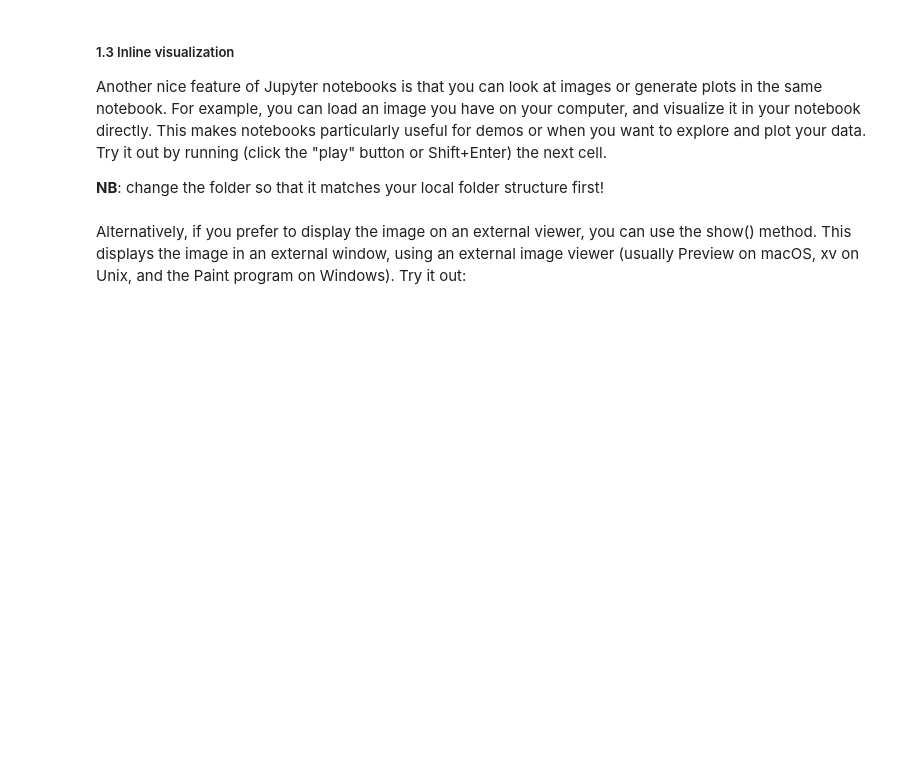
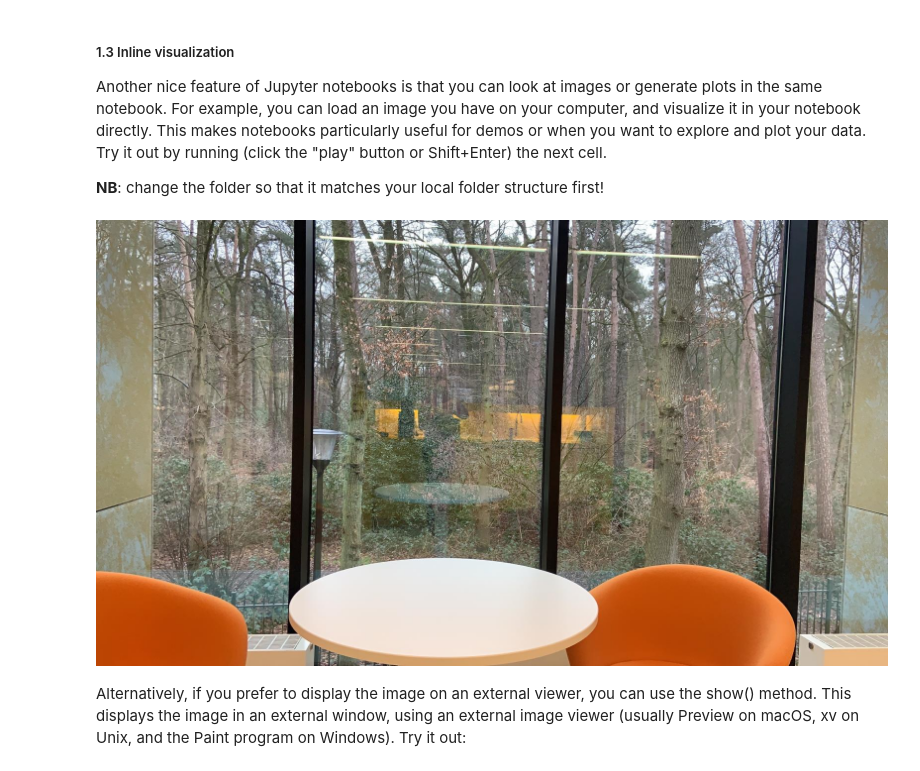
Before and after one commit to tiane33/session2a-imageprocessing, a Jupyter notebook: 2a_ImageProcessing.ipynb, the cells around one changed output. Saved outputs shown, nothing was run; the diff lists cells and outputs as text; code cells hidden in the pictures; blank space fills up the shorter version.

```diff
--- a/2a_ImageProcessing.ipynb
+++ b/2a_ImageProcessing.ipynb
@@ -43,11 +45,13 @@ Another nice feature of Jupyter notebooks is that you can look at images or gene
 # %%
 # import some packages
 import os
 from PIL import Image
 
 # load an image from file
-test_img = Image.open("p:\\workspaces\\nbl-communicativebrain\\working_data\\Noor\\teaching\\IMPRS_Python\\session2a-image-master\\raw\\mpi.jpg")
+test_img = Image.open("C:\\Users\\cruhr\\Desktop\\MPI\\Python\\session2a-imageprocessing\\raw\\mpi.jpg")
 display(test_img)
+# %% [output]
+[figure, added]
 # %% [markdown]
 Alternatively, if you prefer to display the image on an external viewer, you can use the show() method. This displays the image in an external window, using an external image viewer (usually Preview on macOS, xv on Unix, and the Paint program on Windows). Try it out:
 # %%
```
Also changed, not shown: parts of 26 cells of this notebook.
